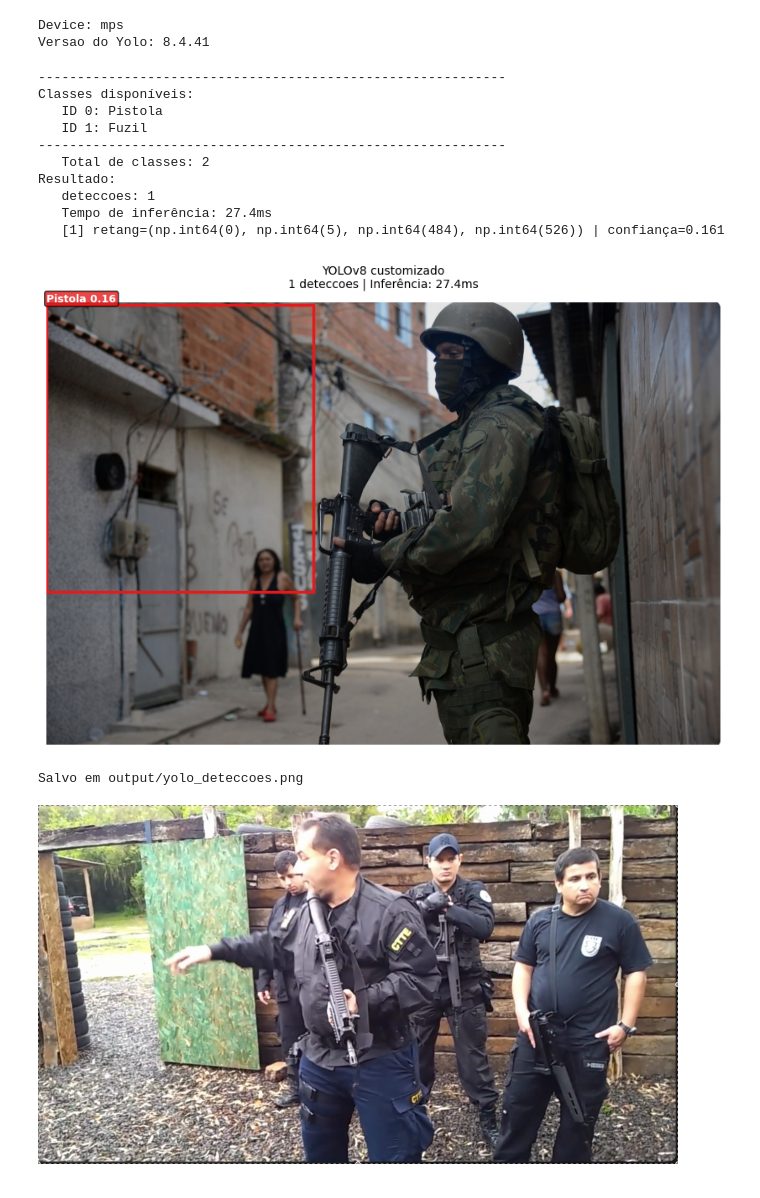
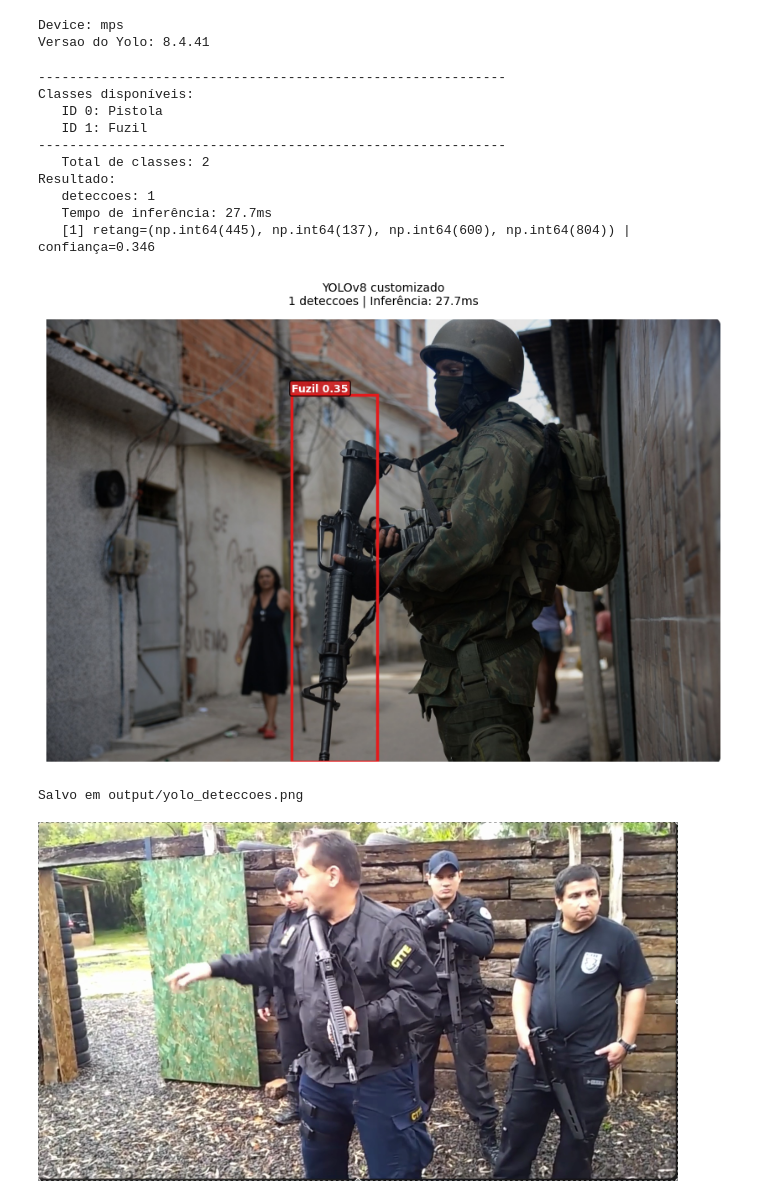
Before and after one commit to gsrabelo/D06-Trabalho-final, a Jupyter notebook: teste_modelo_custom.ipynb, the cells around one changed output. Cells and saved outputs as stored; diff of their text form; code cells hidden in the pictures.

```diff
--- a/teste_modelo_custom.ipynb
+++ b/teste_modelo_custom.ipynb
@@ -91,37 +91,37 @@ nome_modelo = "yolo_transfer"
 path_config_yaml = 'config.yaml'
 # path do melhor modelo do treino
 best_model_path = f'./runs/detect/{projeto}/{nome_modelo}/weights/best.pt'
 yolo_custom = YOLO(best_model_path)
 
 print(60*'-')
 print(f"Classes disponíveis:")
 for id, name in yolo_custom.names.items():
     print(f"   ID {id}: {name}")
 
 print(60*'-')
 print(f"   Total de classes: {len(yolo_custom.names)}")
 
 img_teste = "images/t1.jpg"
 # img_teste = "data/imagem_001.png"
-result = detectar_yolo_custom(img_teste, yolo_custom, labels=[0,1], limiar_confianca=0.2)
+result = detectar_yolo_custom(img_teste, yolo_custom, labels=[0,1], limiar_confianca=0.3)
 print(f"Resultado:")
 print(f"   deteccoes: {result['num_deteccoes']}")
 print(f"   Tempo de inferência: {result['inferencia_ms']:.1f}ms")
 for i, d in enumerate(result["deteccoes"]):
     print(f"   [{i+1}] retang={d['retang']} | confiança={d['conf']:.3f}")
 visualizar_deteccoes_yolo(result)
 # %% [output]
 ------------------------------------------------------------
 Classes disponíveis:
    ID 0: Pistola
    ID 1: Fuzil
 ------------------------------------------------------------
    Total de classes: 2
 Resultado:
    deteccoes: 1
-   Tempo de inferência: 27.4ms
-   [1] retang=(np.int64(0), np.int64(5), np.int64(484), np.int64(526)) | confiança=0.161
+   Tempo de inferência: 27.7ms
+   [1] retang=(np.int64(445), np.int64(137), np.int64(600), np.int64(804)) | confiança=0.346
-[figure, old version]
+[figure, new version]
 Salvo em output/yolo_deteccoes.png
 # %%
 # 3a celula - viseo
```
